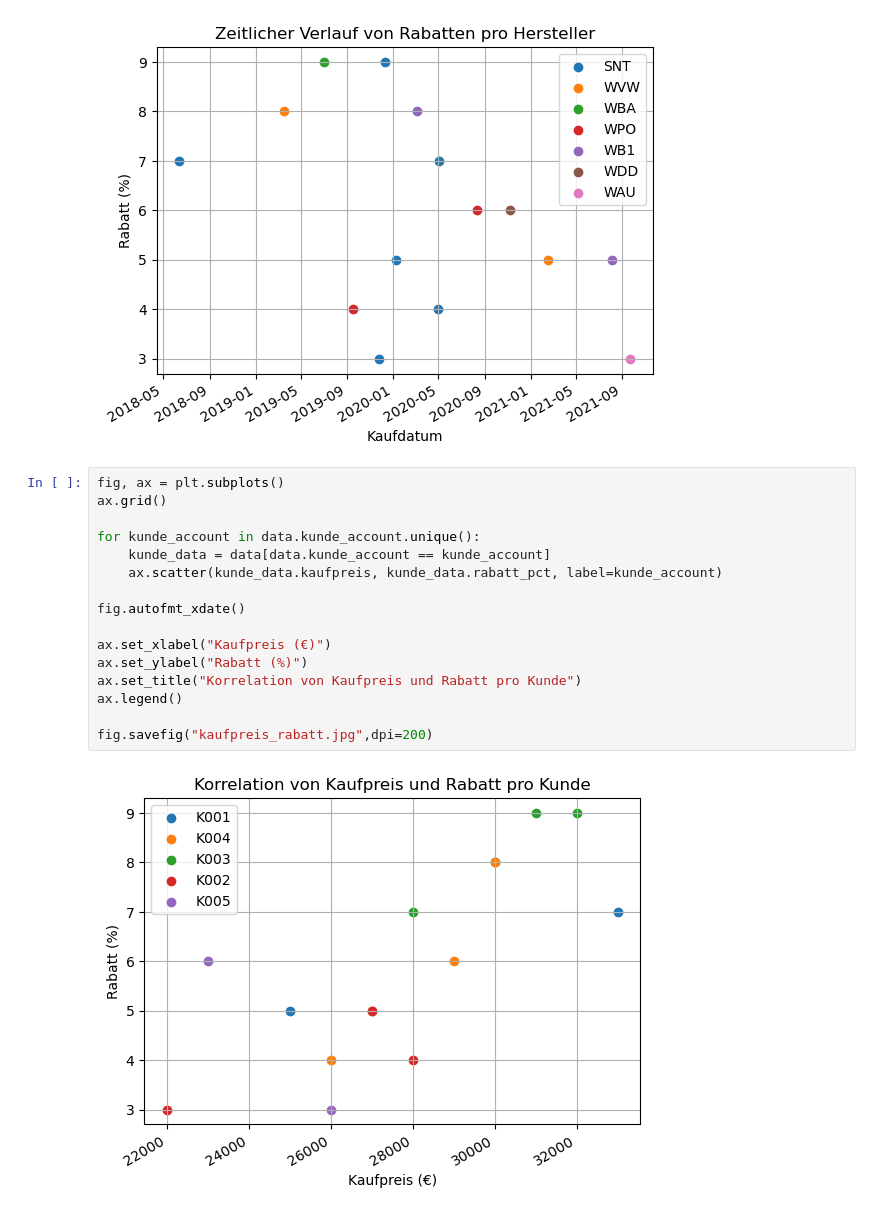
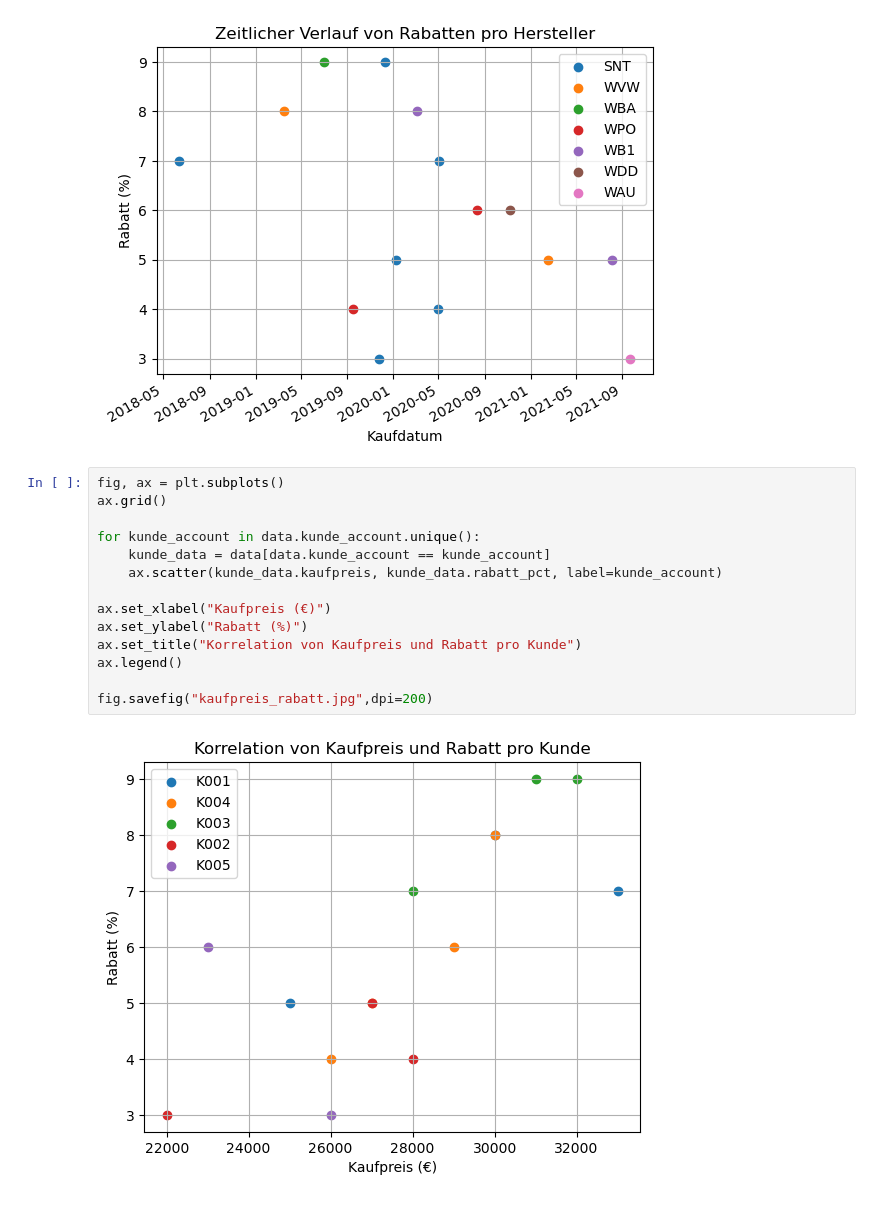
Before and after one commit to xTerradon/DHBW_Data_Warehouse, a Jupyter notebook: visualization/visualization.ipynb, the cells around one changed output. Cells and saved outputs as stored; diff of their text form.

```diff
--- a/visualization/visualization.ipynb
+++ b/visualization/visualization.ipynb
@@ -59,18 +59,16 @@ fig.savefig("datum_rabatt.jpg",dpi=200)
 # %%
 fig, ax = plt.subplots()
 ax.grid()
 
 for kunde_account in data.kunde_account.unique():
     kunde_data = data[data.kunde_account == kunde_account]
     ax.scatter(kunde_data.kaufpreis, kunde_data.rabatt_pct, label=kunde_account)
 
-fig.autofmt_xdate()
-
 ax.set_xlabel("Kaufpreis (€)")
 ax.set_ylabel("Rabatt (%)")
 ax.set_title("Korrelation von Kaufpreis und Rabatt pro Kunde")
 ax.legend()
 
 fig.savefig("kaufpreis_rabatt.jpg",dpi=200)
 # %% [output]
-[figure, old version]
+[figure, new version]
```
